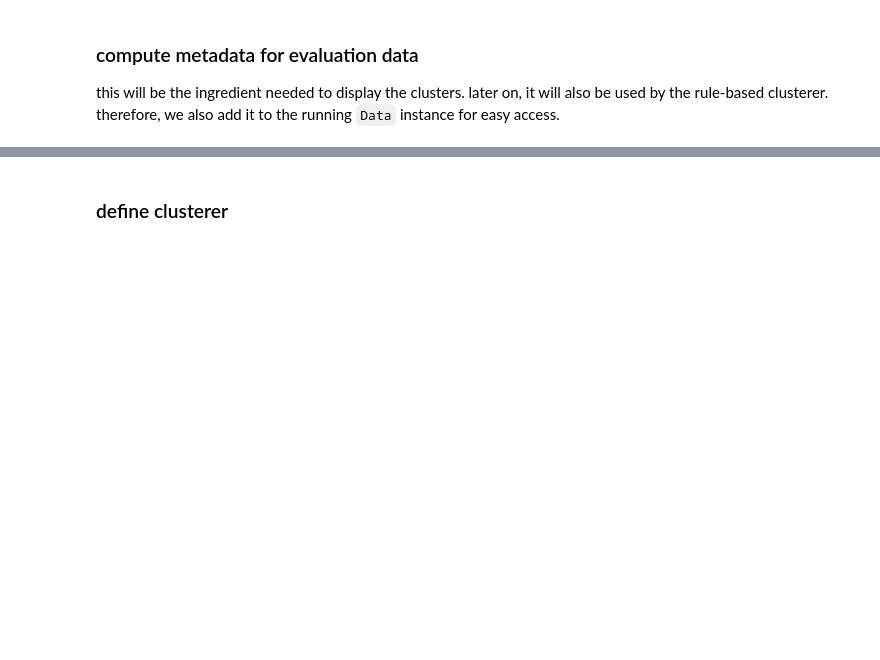
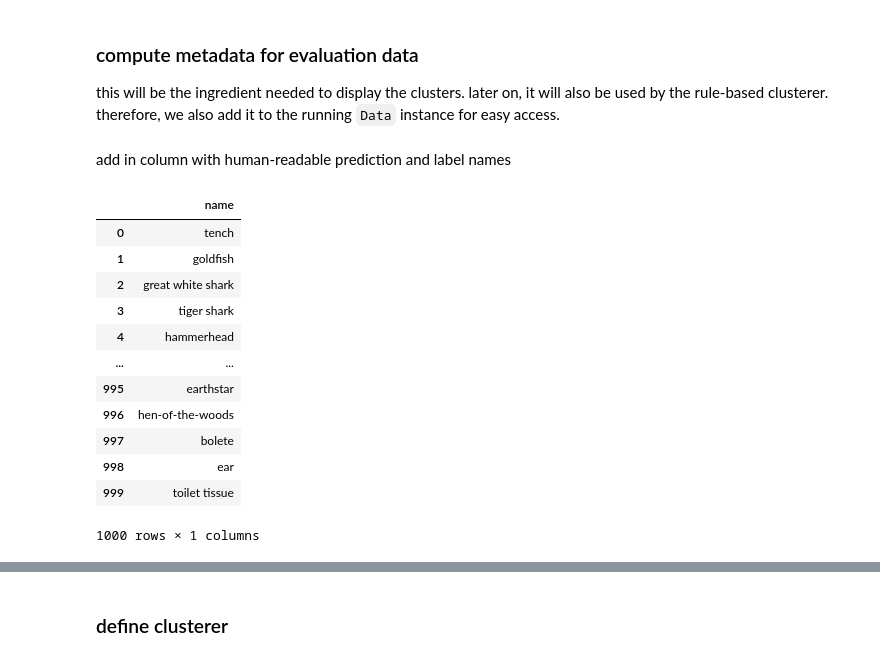
Before and after one commit to guidelabs/infembed, a Jupyter notebook: infembed/examples/imagenet/imagenet_load_embeddings.ipynb, the cells around one changed output, grey strips where cells are left out. Drawn from its saved outputs; the diff is of its cells as text; code cells hidden in the pictures; blank space fills up the shorter version.

```diff
--- a/infembed/examples/imagenet/imagenet_load_embeddings.ipynb
+++ b/infembed/examples/imagenet/imagenet_load_embeddings.ipynb
@@ -157 +158,31 @@ if False:
     metadata = _get_predictions_and_labels(model, eval_dataloader)
+# %% [markdown]
+add in column with human-readable prediction and label names
+# %%
+import json
+import pandas as pd
+
+class_index_to_name = pd.read_csv(
+    open("/home/ubuntu/Documents/infembed/data/files/imagenet/imagenet_classes.txt", "r"),
+#     sep=" ",
+    index_col=None,
+    header=None,
+
+)
+class_index_to_name.columns = ['name']
+class_index_to_name.index = list(range(len(class_index_to_name)))
+class_index_to_name
+# %% [output]
+|  | name |
+| 0 | tench |
+| 1 | goldfish |
+| 2 | great white shark |
+| 3 | tiger shark |
+| 4 | hammerhead |
+| ... | ... |
+| 995 | earthstar |
+| 996 | hen-of-the-woods |
+| 997 | bolete |
+| 998 | ear |
+| 999 | toilet tissue |
+1000 rows × 1 columns
```
Also changed, not shown: parts of 9 cells of this notebook, 2 other files.
